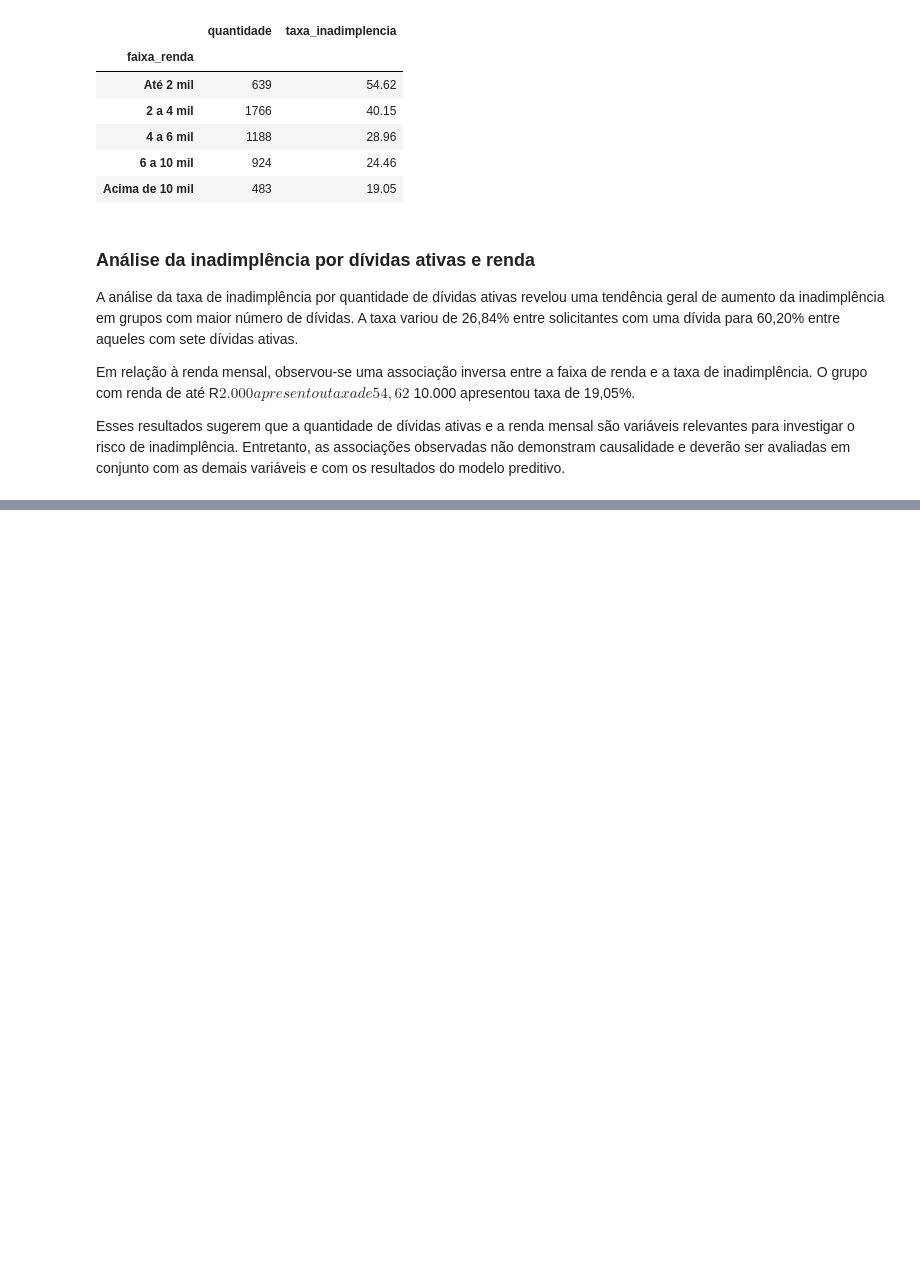
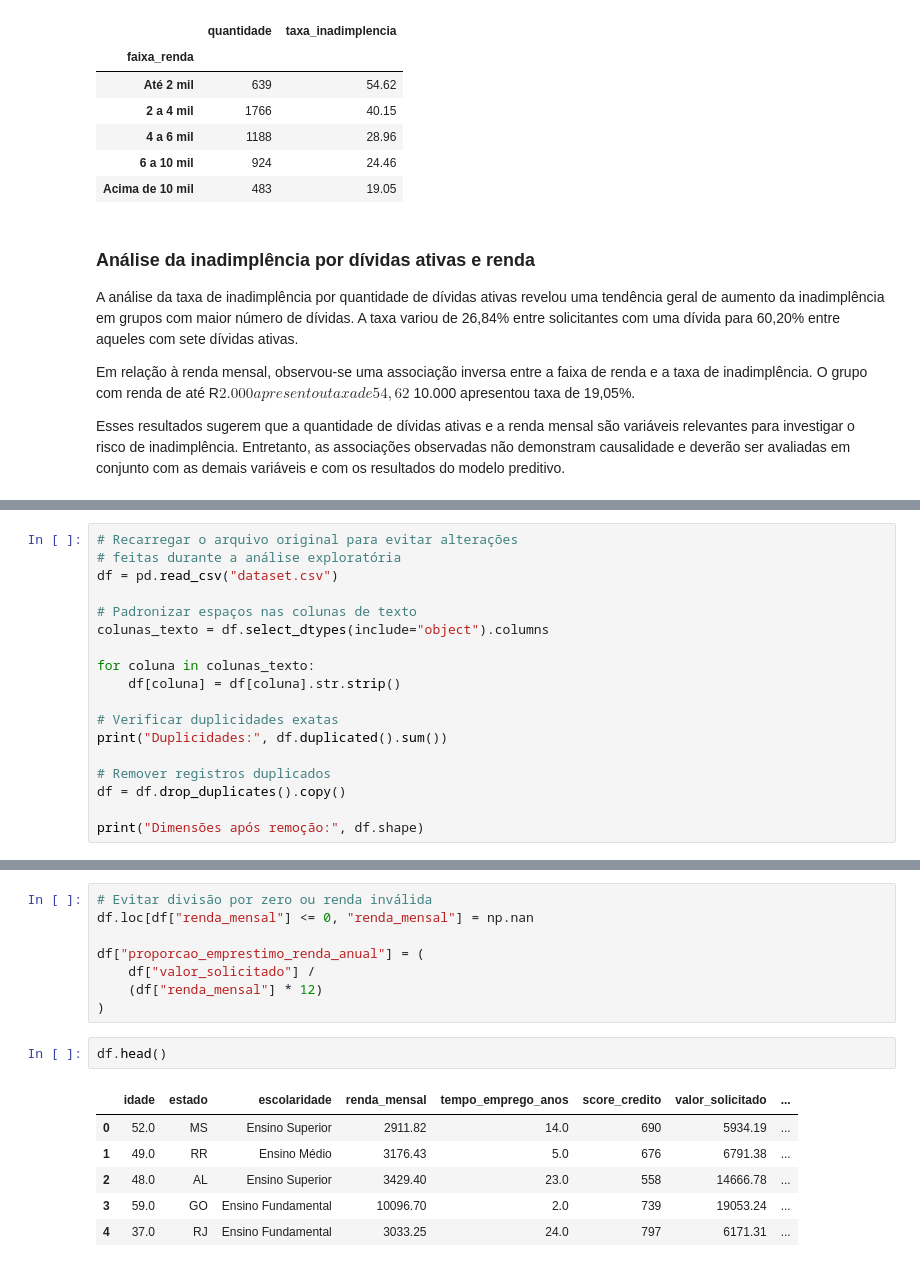
Before and after one commit to dinizjr/Trilha-IA, a Jupyter notebook: Analise-Credito/AnaliseCredito.ipynb, the cells around one changed output, grey strips where cells are left out. Cells and saved outputs as stored; diff of their text form; blank space fills up the shorter version.

```diff
--- a/Analise-Credito/AnaliseCredito.ipynb
+++ b/Analise-Credito/AnaliseCredito.ipynb
@@ -278,0 +350,18 @@ Esses resultados sugerem que a quantidade de dívidas ativas e a renda mensal s
+# %%
+# Recarregar o arquivo original para evitar alterações
+# feitas durante a análise exploratória
+df = pd.read_csv("dataset.csv")
+
+# Padronizar espaços nas colunas de texto
+colunas_texto = df.select_dtypes(include="object").columns
+
+for coluna in colunas_texto:
+    df[coluna] = df[coluna].str.strip()
+
+# Verificar duplicidades exatas
+print("Duplicidades:", df.duplicated().sum())
+
+# Remover registros duplicados
+df = df.drop_duplicates().copy()
+
+print("Dimensões após remoção:", df.shape)
@@ -278,0 +403,17 @@ Esses resultados sugerem que a quantidade de dívidas ativas e a renda mensal s
+# %%
+# Evitar divisão por zero ou renda inválida
+df.loc[df["renda_mensal"] <= 0, "renda_mensal"] = np.nan
+
+df["proporcao_emprestimo_renda_anual"] = (
+    df["valor_solicitado"] /
+    (df["renda_mensal"] * 12)
+)
+# %%
+df.head()
+# %% [output]
+|  | idade | estado | escolaridade | renda_mensal | tempo_emprego_anos | score_credito | valor_solicitado | ... |
+| 0 | 52.0 | MS | Ensino Superior | 2911.82 | 14.0 | 690 | 5934.19 | ... |
+| 1 | 49.0 | RR | Ensino Médio | 3176.43 | 5.0 | 676 | 6791.38 | ... |
+| 2 | 48.0 | AL | Ensino Superior | 3429.40 | 23.0 | 558 | 14666.78 | ... |
+| 3 | 59.0 | GO | Ensino Fundamental | 10096.70 | 2.0 | 739 | 19053.24 | ... |
+| 4 | 37.0 | RJ | Ensino Fundamental | 3033.25 | 24.0 | 797 | 6171.31 | ... |
```
Also changed, not shown: parts of 23 cells of this notebook, 5 other files.
